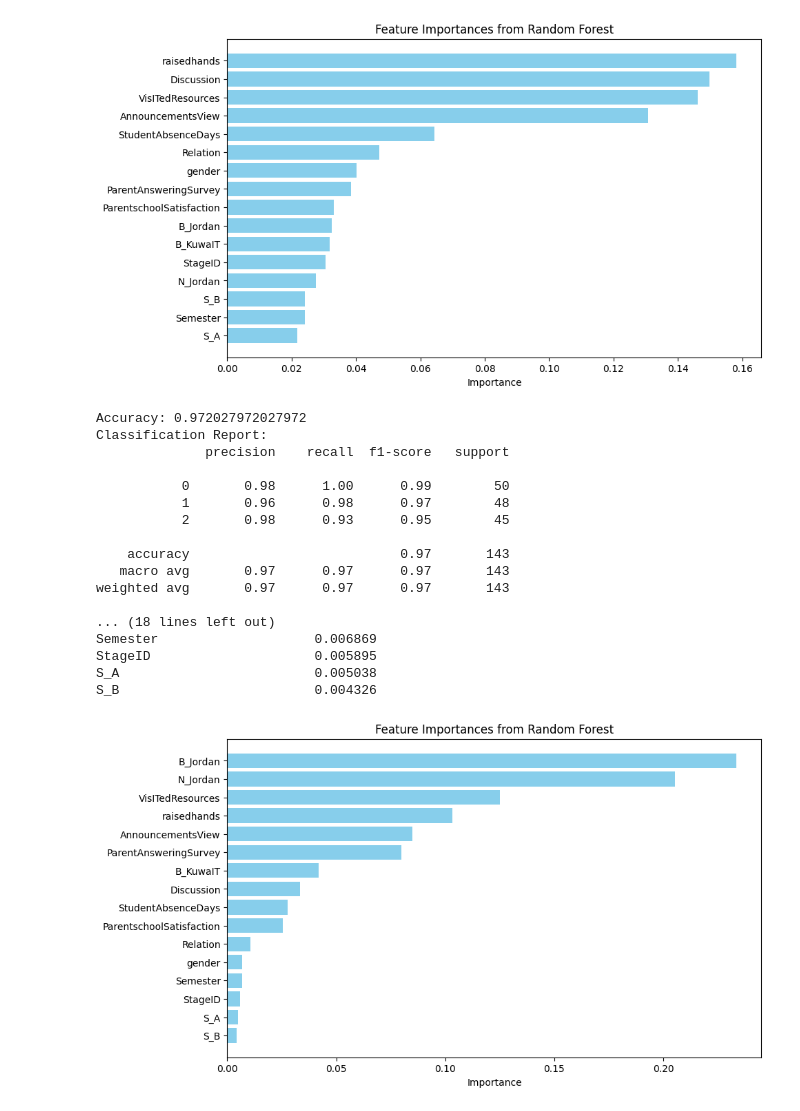
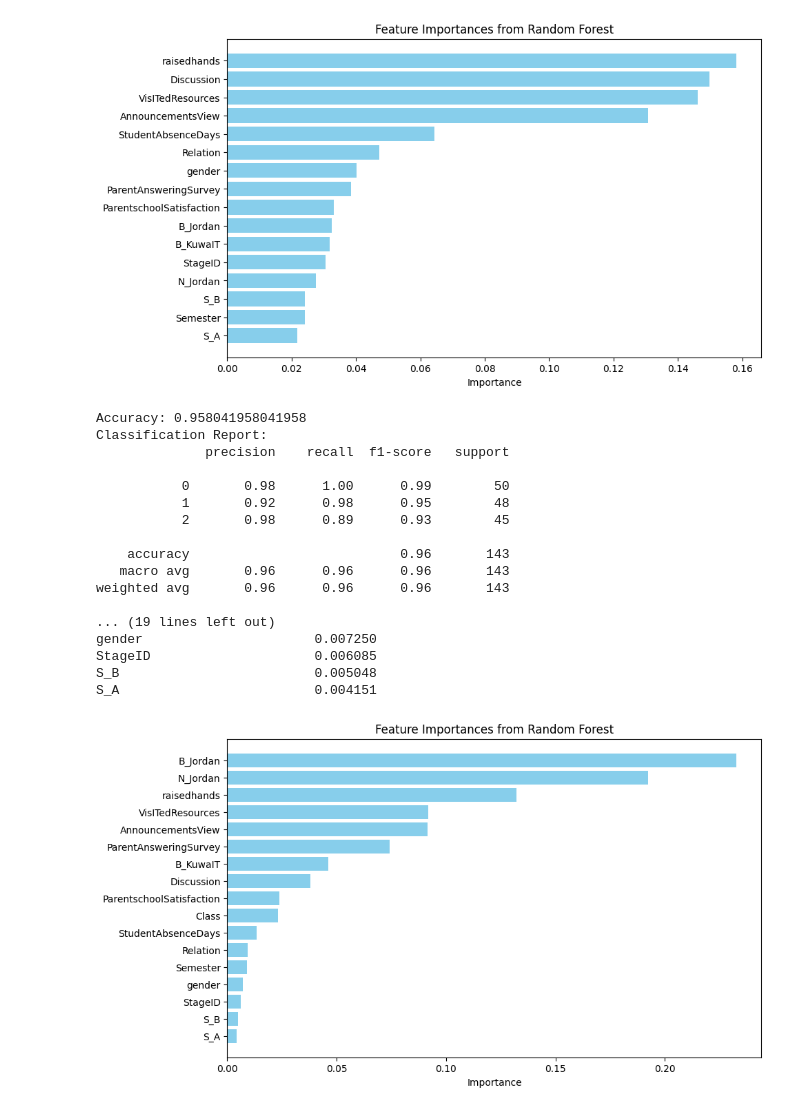
Before and after one commit to FaridRash/HW-SW-B, a Jupyter notebook: Notebooks/Farid/Farid_final_with_comments.ipynb, the cells around one changed output. Cells and saved outputs as stored; diff of their text form; code cells hidden in the pictures.

```diff
--- a/Notebooks/Farid/Farid_final_with_comments.ipynb
+++ b/Notebooks/Farid/Farid_final_with_comments.ipynb
@@ -1105,7 +1105,7 @@ S_A                         0.021692
 feature_columns = ['gender', 'StageID', 'Semester', 'Relation', 'raisedhands',
                    'VisITedResources', 'AnnouncementsView', 'Discussion',
                    'ParentAnsweringSurvey', 'ParentschoolSatisfaction',
-                   'StudentAbsenceDays', 'N_Jordan', 'B_Jordan', 'B_KuwaIT', 'S_A', 'S_B']
+                   'StudentAbsenceDays', 'N_Jordan', 'B_Jordan', 'B_KuwaIT', 'S_A', 'S_B', 'Class']
 
 # Define feature columns and target column for "Cluster"
 target_column = 'Cluster'
@@ -1141,42 +1141,42 @@ print(classification_rep)
 print('Confusion Matrix:')
 print(conf_matrix)
 
 # Optional: Feature Importance
 import pandas as pd
 import matplotlib.pyplot as plt
 
 # Calculate feature importances
 feature_importances = pd.DataFrame(rf_clf.feature_importances_,
                                    index=feature_columns,
                                    columns=['Importance']).sort_values('Importance', ascending=False)
 
 # Print feature importances
 print('Feature Importances:')
 print(feature_importances)
 
 # Visualize Feature Importances
 plt.figure(figsize=(10, 6))
 plt.barh(feature_importances.index, feature_importances['Importance'], color='skyblue')
 plt.xlabel('Importance')
 plt.title('Feature Importances from Random Forest')
 plt.gca().invert_yaxis()
 plt.show()
 # %% [output]
-Accuracy: 0.972027972027972
+Accuracy: 0.958041958041958
 Classification Report:
               precision    recall  f1-score   support
 
            0       0.98      1.00      0.99        50
-           1       0.96      0.98      0.97        48
-           2       0.98      0.93      0.95        45
+           1       0.92      0.98      0.95        48
+           2       0.98      0.89      0.93        45
 
-    accuracy                           0.97       143
-   macro avg       0.97      0.97      0.97       143
-weighted avg       0.97      0.97      0.97       143
+    accuracy                           0.96       143
+   macro avg       0.96      0.96      0.96       143
+weighted avg       0.96      0.96      0.96       143
 
-... (18 lines left out)
-Semester                    0.006869
-StageID                     0.005895
-S_A                         0.005038
-S_B                         0.004326
+... (19 lines left out)
+gender                      0.007250
+StageID                     0.006085
+S_B                         0.005048
+S_A                         0.004151
-[figure, old version]
+[figure, new version]
```
Also changed, not shown: parts of 7 cells of this notebook.
